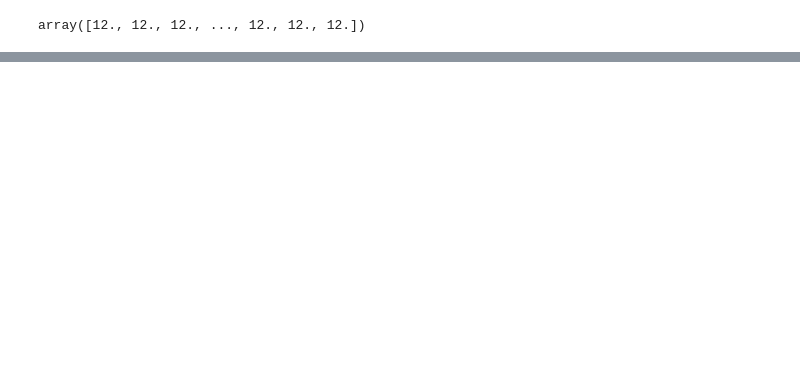
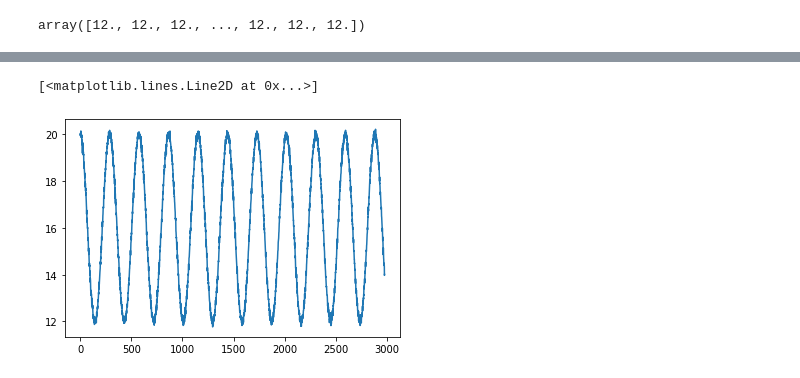
Before and after one commit to ameliemelorene/pyheatmy2022, a Jupyter notebook: demo_gen_test.ipynb, the cells around one changed output, grey strips where cells are left out. Cells and saved outputs as stored; diff of their text form; code cells hidden in the pictures; blank space fills up the shorter version.

```diff
--- a/demo_gen_test.ipynb
+++ b/demo_gen_test.ipynb
@@ -97,0 +119,27 @@ emu_observ_test._T_vir
+# %%
+t_debut = (2011, 8, 1)
+t_fin = (2011, 8, 31, 23, 59, 59)
+dt = 15*60 # pas de temps en (s)
+
+T_riv_amp = 4
+T_riv_offset = 16
+P_T_riv = 72*4*dt
+
+T_aq_amp = 0
+T_aq_offset = 14
+P_T_aq = 9999 # à mettre dans le init
+
+dH_amp = 0.1
+dH_offset = 0
+P_dh = 14*24*4*dt
+# %%
+time_series_dict_user2 = {
+	"param_time_dates": [t_debut, t_fin, dt],
+    "param_dH_signal": [dH_amp, P_dh, dH_offset], #En vrai y aura une 4e valeur ici mais ca prendra en charge pareil
+	"param_T_riv_signal": [T_riv_amp, P_T_riv, T_riv_offset],
+    "param_T_aq_signal": [T_aq_amp, P_T_aq, T_aq_offset],
+    "sigma_meas_P": 0.05,
+    "sigma_meas_T": 0.1, #float
+}
+
+emu_observ_test_user2 = Time_series.from_dict(time_series_dict_user2)
@@ -97,0 +157,6 @@ emu_observ_test._T_vir
+# %%
+emu_observ_test_user2._generate_perturb_T_riv_dH_series()
+plt.plot(emu_observ_test_user2._T_riv_perturb)
+# %% [output]
+[<matplotlib.lines.Line2D at 0x...>]
+[figure, added]
```
Also changed, not shown: parts of 15 cells of this notebook, 2 other files.
